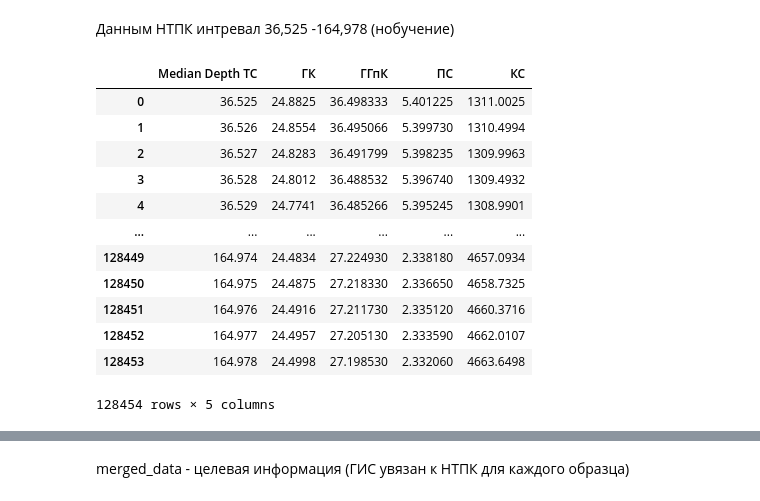
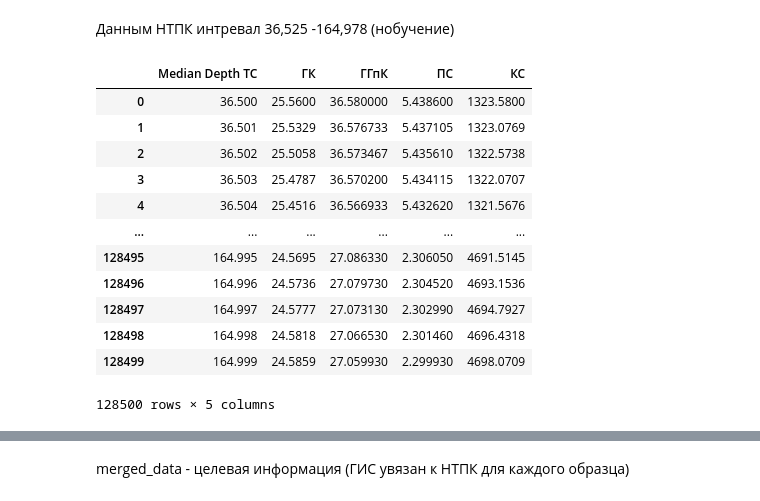
Before and after one commit to MariiaKalinina/R, a Jupyter notebook: Main_func.ipynb, the cells around one changed output, grey strips where cells are left out. Saved outputs shown, nothing was run; the diff lists cells and outputs as text; code cells hidden in the pictures.

```diff
--- a/Main_func.ipynb
+++ b/Main_func.ipynb
@@ -735,7 +657,8 @@ def filter_numeric_range(df, column_name, lower_bound, upper_bound, step):
     return filtered_df.reset_index(drop=True)
 # %%
 # отфильтровать значения, которые не совпадают с ГИС (интревал 36,525 -164,978)
-lower_bound, upper_bound, step = 36.525, 164.978, 0.001
+# lower_bound, upper_bound, step = 36.525, 164.978, 0.001
+lower_bound, upper_bound, step = 36.5, 165, 0.001
 thermal_logs_filtered = filter_numeric_range(thermal_logs, 'Depth_TC',
                                     lower_bound, upper_bound, step)
 thermal_logs_filtered
@@ -805,7 +720,7 @@ def triangular_filter(data, window_size):
 
     return filtered_data
 # %%
-data = thermal_logs_filtered['TC initial']
+data = thermal_logs_filtered['Target']
 filtered_tc_triangle = triangular_filter(data, 501)
 # %%
 data_tc_filtered = pd.DataFrame(thermal_logs_filtered["Depth_TC"])
@@ -824,7 +767,7 @@ data_set_new_filtered = data_tc_filtered.groupby('Sample ID').agg({
 }).reset_index()
 
 # Rename the columns for clarity
-data_set_new_filtered.columns = ['Sample ID', 'Average TC Initial', 'Median Depth TC']
+data_set_new_filtered.columns = ['Sample ID', 'Average Target', 'Median Depth TC']
 
 data_set_new_filtered ['Median Depth TC'] = data_set_new_filtered ['Median Depth TC'].astype(float)
 data_set_new_filtered ['Median Depth TC'] = np.round(data_set_new_filtered ['Median Depth TC'], 3)
@@ -870,10 +803,10 @@ data_set_new_filtered_by_depth[(data_set_new_filtered_by_depth['Median Depth TC'
 # %%
 fig, ax1 = plt.subplots(figsize=(6, 24))
 
-x, y = data_set_new['Average TC Initial'], data_set_new['Median Depth TC']
-ax1.scatter(x, y, label='Not Filter before', marker='o', s=1, color='red')  # Use 's' instead of 'markersize'
+# x, y = data_set_new['Average Target'], data_set_new['Median Depth TC']
+# ax1.scatter(x, y, label='Not Filter before', marker='o', s=1, color='red')  # Use 's' instead of 'markersize'
 
-x, y = data_set_new_filtered_by_depth['Average TC Initial'], data_set_new_filtered_by_depth['Median Depth TC']
+x, y = data_set_new_filtered_by_depth['Average Target'], data_set_new_filtered_by_depth['Median Depth TC']
 ax1.plot(x, y, label='Not Filter before', marker='x', color='blue')  # Use 's' instead of 'markersize'
 # ax1.scatter(x, y, label='Not Filter before', marker='x', color='blue')  # Use 's' instead of 'markersize'
 
@@ -916,37 +849,38 @@ def interpolation(x, y, new_dataframe, new_depth):
 # %%
 # well_logs_merged - объединенные данные ГИС с единой привязкой по глубине
 
 interpolated_df = pd.DataFrame()
 new_dataframe = interpolated_df
 
-new_depths = np.arange(36.525, 164.979, 0.001)
+# new_depths = np.arange(36.525, 164.979, 0.001)
+new_depths = np.arange(36.5, 165, 0.001)
 
 interpolation(well_logs_merged['Глубина'], well_logs_merged['ГК '], new_dataframe, new_depths) # ГК
 interpolation(well_logs_merged['Глубина'], well_logs_merged['ГГпК'], new_dataframe, new_depths) # ГГпК
 interpolation(well_logs_merged['Глубина'], well_logs_merged['ПС'], new_dataframe, new_depths) # ПС
 interpolation(well_logs_merged['Глубина'], well_logs_merged['КС'], new_dataframe, new_depths) # КС
 # interpolation(new_data_filtered['Depth_TC'], new_data_filtered['TC filt tri'], new_dataframe, new_depths) # НТКП
 
 # interpolated_df.drop(['Depth_TC'], axis=1, inplace=True)
 interpolated_df.rename(columns={'Глубина': 'Median Depth TC'}, inplace=True)
 interpolated_df['Median Depth TC'] = interpolated_df['Median Depth TC'].astype(float)
 interpolated_df['Median Depth TC'] = np.round(interpolated_df['Median Depth TC'], 3)
 
 interpolated_df
 # %% [output]
 |  | Median Depth TC | ГК | ГГпК | ПС | КС |
-| 0 | 36.525 | 24.8825 | 36.498333 | 5.401225 | 1311.0025 |
-| 1 | 36.526 | 24.8554 | 36.495066 | 5.399730 | 1310.4994 |
-| 2 | 36.527 | 24.8283 | 36.491799 | 5.398235 | 1309.9963 |
-| 3 | 36.528 | 24.8012 | 36.488532 | 5.396740 | 1309.4932 |
-| 4 | 36.529 | 24.7741 | 36.485266 | 5.395245 | 1308.9901 |
+| 0 | 36.500 | 25.5600 | 36.580000 | 5.438600 | 1323.5800 |
+| 1 | 36.501 | 25.5329 | 36.576733 | 5.437105 | 1323.0769 |
+| 2 | 36.502 | 25.5058 | 36.573467 | 5.435610 | 1322.5738 |
+| 3 | 36.503 | 25.4787 | 36.570200 | 5.434115 | 1322.0707 |
+| 4 | 36.504 | 25.4516 | 36.566933 | 5.432620 | 1321.5676 |
 | ... | ... | ... | ... | ... | ... |
-| 128449 | 164.974 | 24.4834 | 27.224930 | 2.338180 | 4657.0934 |
-| 128450 | 164.975 | 24.4875 | 27.218330 | 2.336650 | 4658.7325 |
-| 128451 | 164.976 | 24.4916 | 27.211730 | 2.335120 | 4660.3716 |
-| 128452 | 164.977 | 24.4957 | 27.205130 | 2.333590 | 4662.0107 |
-| 128453 | 164.978 | 24.4998 | 27.198530 | 2.332060 | 4663.6498 |
+| 128495 | 164.995 | 24.5695 | 27.086330 | 2.306050 | 4691.5145 |
+| 128496 | 164.996 | 24.5736 | 27.079730 | 2.304520 | 4693.1536 |
+| 128497 | 164.997 | 24.5777 | 27.073130 | 2.302990 | 4694.7927 |
+| 128498 | 164.998 | 24.5818 | 27.066530 | 2.301460 | 4696.4318 |
+| 128499 | 164.999 | 24.5859 | 27.059930 | 2.299930 | 4698.0709 |
-128454 rows × 5 columns
+128500 rows × 5 columns
 # %%
 data_set_new_filtered.columns
 # %% [output]
```
Also changed, not shown: parts of 46 cells of this notebook.
